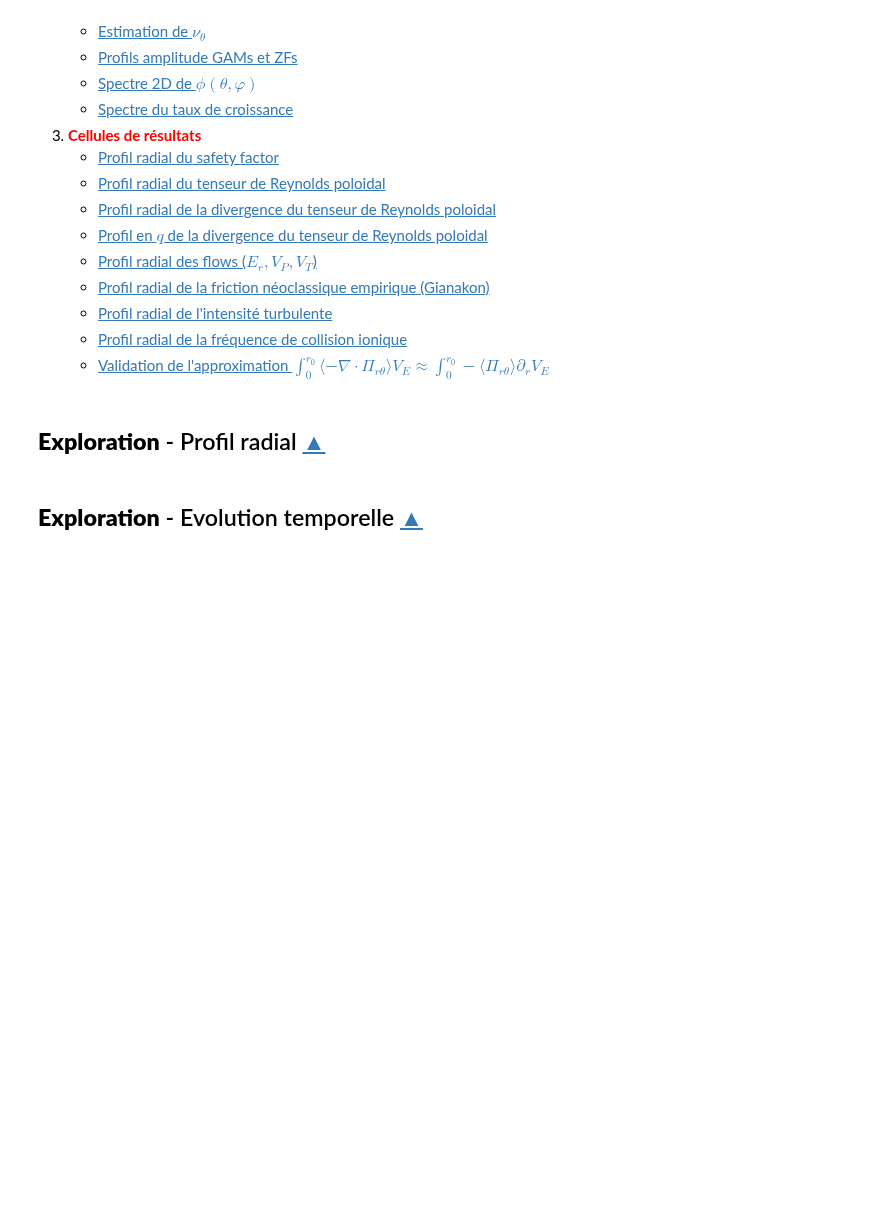
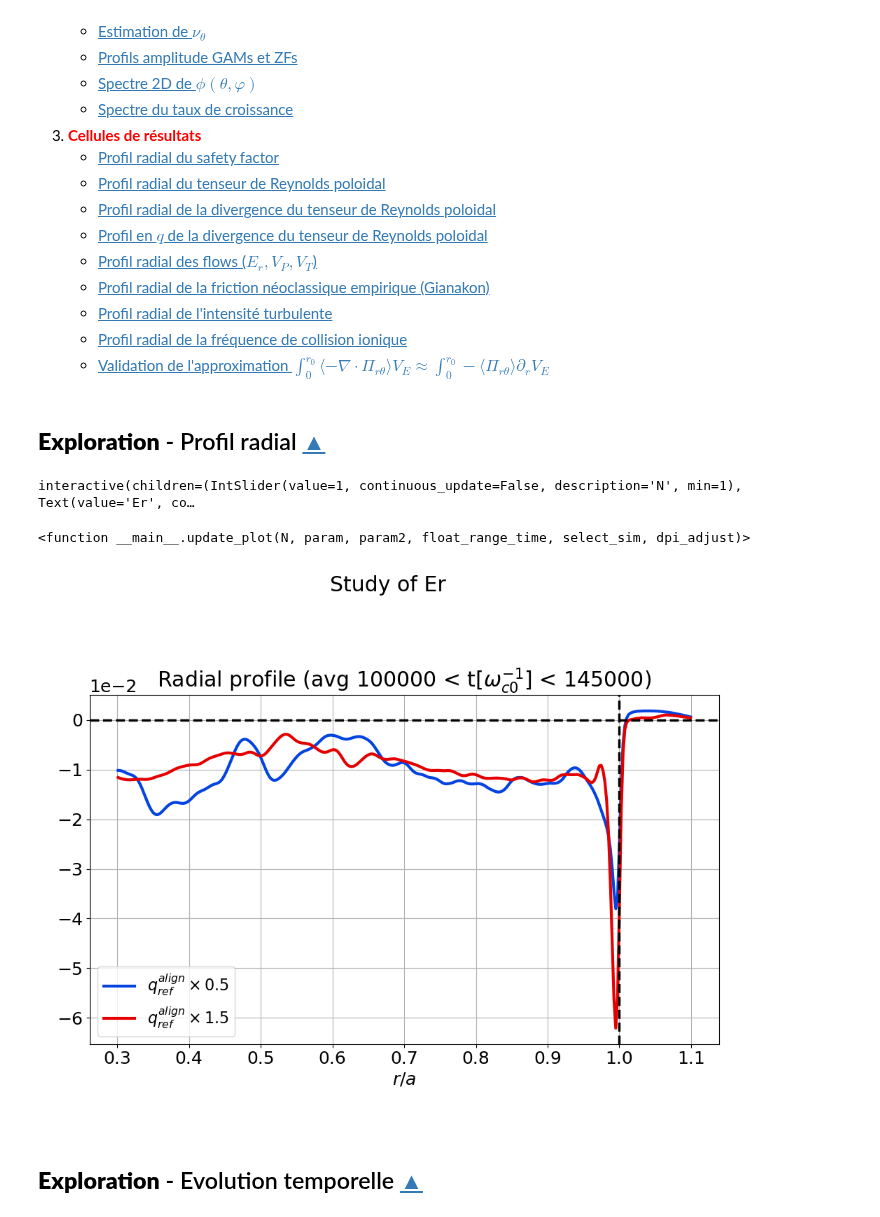
Before and after one commit to rvarennes/rvarennes_Scan_Ip, a Jupyter notebook: Scan_Ip_Postdoc.ipynb, the cells around one changed output. Cells and saved outputs as stored; diff of their text form; code cells hidden in the pictures; blank space fills up the shorter version.

```diff
--- a/Scan_Ip_Postdoc.ipynb
+++ b/Scan_Ip_Postdoc.ipynb
@@ -128,8 +136,8 @@ if test_aligned_GC7.value:
     all_sim.extend([qprof_05_br,qprof_05_alignedGC7,qprof_05_n0,qprof_05_GC7])
 
 if aligned_sim.value:
-    qprof_05_alignedGC7  = hdf5_to_dict('data/TS45511_q05_aligned_GC7.hdf5') ; qprof_05_alignedGC7['title'] = r'$q_{ref} \times 0.5$' ; qprof_05_alignedGC7['c']='xkcd:blue' ; qprof_05_alignedGC7['c2']='xkcd:green'     ; qprof_05_alignedGC7['ls']='-'
-    qprof_15_alignedGC7  = hdf5_to_dict('data/TS45511_q15_aligned_GC7.hdf5') ; qprof_15_alignedGC7['title'] = r'$q_{ref} \times 1.5$' ; qprof_15_alignedGC7['c']='xkcd:red'   ; qprof_15_alignedGC7['c2']='xkcd:bordeaux' ; qprof_15_alignedGC7['ls']='-'
+    qprof_05_alignedGC7  = hdf5_to_dict('data/TS45511_q05_aligned_GC7.hdf5') ; qprof_05_alignedGC7['title'] = r'$q_{ref}^{align} \times 0.5$' ; qprof_05_alignedGC7['c']='xkcd:blue' ; qprof_05_alignedGC7['c2']='xkcd:green'     ; qprof_05_alignedGC7['ls']='-'
+    qprof_15_alignedGC7  = hdf5_to_dict('data/TS45511_q15_aligned_GC7.hdf5') ; qprof_15_alignedGC7['title'] = r'$q_{ref}^{align} \times 1.5$' ; qprof_15_alignedGC7['c']='xkcd:red'   ; qprof_15_alignedGC7['c2']='xkcd:bordeaux' ; qprof_15_alignedGC7['ls']='-'
 
     # qprof_05_br          = hdf5_to_dict('data/TS45511_q05_br.hdf5')          ; qprof_05_br['title']         = r'$q_{ref}^{BR} \times 0.5$'    ; qprof_05_br['c']='xkcd:dark sea green'   ; qprof_05_br['c2']='xkcd:ocean blue'       ; qprof_05_br['ls']='--'
     # qprof_15_br          = hdf5_to_dict('data/TS45511_q15_br.hdf5')          ; qprof_15_br['title'] =r'$q_{ref}^{BR} \times 1.5$'             ; qprof_15_br['c']='xkcd:neon pink'     ; qprof_15_br['c2']='xkcd:bright violet'    ; qprof_15_br['ls']='--'
@@ -141,8 +149,11 @@ if aligned_sim.value:
     all_sim.extend([qprof_05_alignedGC7,qprof_15_alignedGC7])
 
 if ripple_sim.value:
-    qprof_15_rippleTS_ns05 = hdf5_to_dict('data/TS45511_q15_rippleTS_ns05.hdf5') ; qprof_15_rippleTS_ns05['title'] = r'$q_{ref}^{TS} \times 1.5$' ; qprof_15_rippleTS_ns05['c']='xkcd:blue' ; qprof_15_rippleTS_ns05['c2']='xkcd:azure' ; qprof_15_rippleTS_ns05['ls']='-'
-    qprof_15_rippleTS_ns1 = hdf5_to_dict('data/TS45511_q15_rippleTS_ns1.hdf5')  ; qprof_15_rippleTS_ns1['title']  = r'$q_{ref}^{TS} \times 1.5$' ; qprof_15_rippleTS_ns1['c']='xkcd:red'  ; qprof_15_rippleTS_ns1['c2']='xkcd:coral' ; qprof_15_rippleTS_ns1['ls']='-'
+    qprof_15_rippleTS_ns05 = hdf5_to_dict('data/TS45511_q15_ripple_ns05.hdf5') ; qprof_15_rippleTS_ns05['title'] = r'$q_{ref}^{rip} \times 1.5 - \nu_\star=0.5$' ; qprof_15_rippleTS_ns05['c'] = 'xkcd:blue' ; qprof_15_rippleTS_ns05['c2'] = 'xkcd:azure' ; qprof_15_rippleTS_ns05['ls'] = '-'
+    qprof_15_rippleTS_ns1  = hdf5_to_dict('data/TS45511_q15_ripple_ns1.hdf5')  ; qprof_15_rippleTS_ns1['title']  = r'$q_{ref}^{rip} \times 1.5 - \nu_\star=1$' ; qprof_15_rippleTS_ns1['c']  = 'xkcd:red'  ; qprof_15_rippleTS_ns1['c2']  = 'xkcd:coral' ; qprof_15_rippleTS_ns1['ls']  = '-'
+    qprof_15_alignedGC7    = hdf5_to_dict('data/TS45511_q15_aligned_GC7.hdf5') ; qprof_15_alignedGC7['title']    = r'$q_{ref} \times 1.5$' ; qprof_15_alignedGC7['c']         = 'xkcd:green'   ; qprof_15_alignedGC7['c2']   = 'xkcd:bordeaux' ; qprof_15_alignedGC7['ls'] = '-'
+
+    all_sim.extend([qprof_15_rippleTS_ns05,qprof_15_rippleTS_ns1,qprof_15_alignedGC7])
 
 print(all_sim[0].keys())
 
@@ -209,7 +223,7 @@ Le notebook est organisé de la façon suivante :
 plt.close('all')
 clear_output
 
-fig = plt.figure(figsize=(8,6))
+fig = plt.figure(figsize=(10,8))
 
 
 def update_plot(N,param,param2,float_range_time,
@@ -243,45 +257,40 @@ def update_plot(N,param,param2,float_range_time,
 
         p_ma = uniform_filter1d(uniform_filter1d(q[param],size=N,axis=1),size=N,axis=1)
 
-        ax_rprof.plot(q['rho'][irhomin:irhomax], np.mean( p_ma[itmin_avg:itmax_avg,irhomin:irhomax],axis=0),c=q['c'],ls=q['ls'],label=q['title'])
-
-        ##Fig xavier
-        # if i==0:
-        #     ax_rprof.plot(q['rho'][irhomin:irhomax], np.mean( p_ma[itmin_avg:itmax_avg,irhomin:irhomax],axis=0),c=q['c'],ls=q['ls'],label=q['title'] + ' - avg %.0f < t$[10^3 \omega_{c0}^{-1}]$ < %.0f' % (tmin_avg/1e3 , tmax_avg/1e3) )
-        # if i==1:
-        #     itmin_temp, itmax_temp = np.searchsorted(q['time'],[252.2e3,302.2e3])
-        #     ax_rprof.plot(q['rho'][irhomin:irhomax], np.mean( p_ma[itmin_temp:itmax_temp,irhomin:irhomax],axis=0),c=q['c'],ls=q['ls'],label=q['title'] + ' - avg %.0f < t$[10^3 \omega_{c0}^{-1}]$ < %.0f' % (252.2 , 302.2) )
-        # i+=1
-        ##Fin fig xavier
+        ax_rprof.plot(q['rho'][irhomin:irhomax], np.mean( p_ma[itmin_avg:itmax_avg,irhomin:irhomax],axis=0),c=q['c'],ls=q['ls'],label=q['title'],lw=3)
 
         if param2:
             p_ma2 = uniform_filter1d(uniform_filter1d(q[param2],size=N,axis=1),size=N,axis=1)
             ax_rprof2.plot(q['rho'][irhomin:irhomax], np.mean( p_ma2[itmin_avg:itmax_avg,irhomin:irhomax],axis=0),c=q['c2'],label=q['title'])
 
     ## Axes customizations
     ax_rprof.set_xlabel(r'$r/a$')
     ax_rprof.axhline(y=0,c='k',ls='--')
     ax_rprof.axvline(x=1,c='k',ls='--')
     ax_rprof.legend(fontsize=16)
     #ax_rprof.set_ylim([min(ax_rprof.get_ylim()[0],ax_rprof2.get_ylim()[0]),max(ax_rprof.get_ylim()[1],ax_rprof2.get_ylim()[1])])
     #ax_rprof.set_ylim(-0.025,0)
     ## set y ticks in scientific notation
     ax_rprof.ticklabel_format(style='sci', axis='y', scilimits=(0,0))
     if param2:
         ax_rprof2.yaxis.label.set_color(color2)
         ax_rprof2.tick_params(axis='y', colors=color2)
         ## Set sale y limit for both axes
         #ax_rprof2.set_ylim([min(ax_rprof.get_ylim()[0],ax_rprof2.get_ylim()[0]),max(ax_rprof.get_ylim()[1],ax_rprof2.get_ylim()[1])])
     #ax_rprof.plot(q['rho'][10:10+N],np.ones(N)*ax_rprof.get_ylim()[1]/4,c='xkcd:battleship grey',lw=5) #Visualize the sliding average window
 
     fig.tight_layout(rect=[0, 0.03, 1, 0.95])
 
 float_range_time_slider = widgets.FloatRangeSlider(value=[100e3, 145e3], min=0, max=512.2e3, step=1000, description='Time range', layout=Layout(width='50%'), continuous_update=False)
 
 interact(update_plot,
          float_range_time = float_range_time_slider,
          **custom_widgets
         )
+# %% [output]
+interactive(children=(IntSlider(value=1, continuous_update=False, description='N', min=1), Text(value='Er', co…
+<function __main__.update_plot(N, param, param2, float_range_time, select_sim, dpi_adjust)>
+[figure, added]
 # %% [markdown]
 <a id='exploration_temporal_evolution'></a>
 ## <font color='xkcd:sage'>**Exploration**</font> - Evolution temporelle [▲](#sommaire)
```
Also changed, not shown: parts of 3 cells of this notebook.
